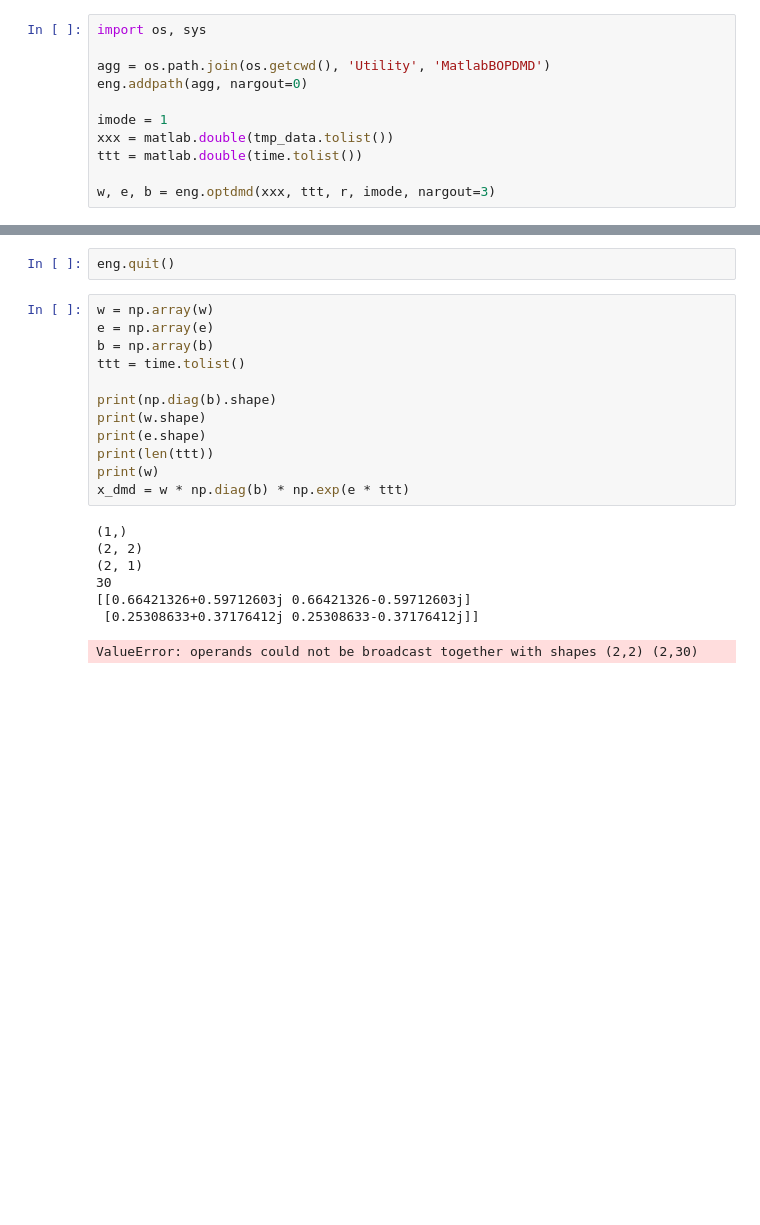
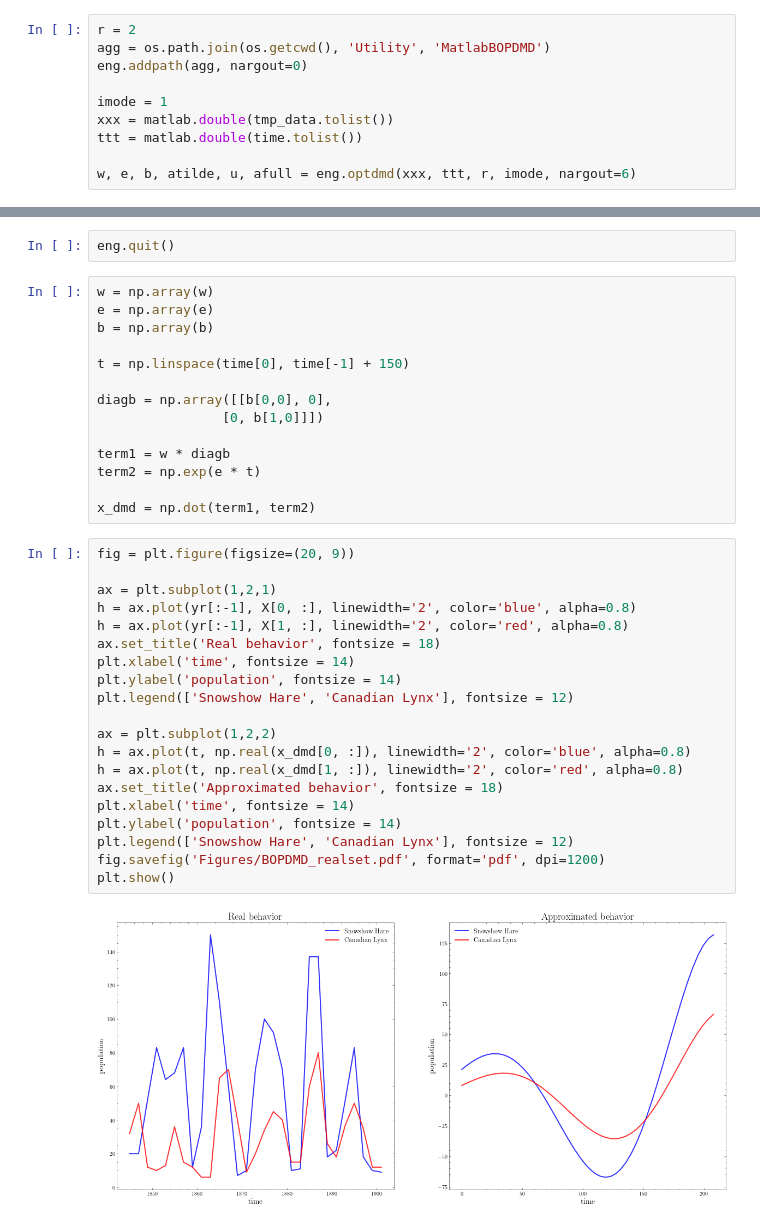
Before and after one commit to tdinelli/Modelling-From-Measurements, a Jupyter notebook: Notebooks/Part-1.ipynb, the cells around one changed output, grey strips where cells are left out. Drawn from its saved outputs; the diff is of its cells as text; blank space fills up the shorter version.

```diff
--- a/Notebooks/Part-1.ipynb
+++ b/Notebooks/Part-1.ipynb
@@ -129,8 +146,7 @@ plt.show()
 # %%
 eng = matlab.engine.start_matlab()
 # %%
-import os, sys
-
+r = 2
 agg = os.path.join(os.getcwd(), 'Utility', 'MatlabBOPDMD')
 eng.addpath(agg, nargout=0)
 
@@ -138,7 +154,7 @@ imode = 1
 xxx = matlab.double(tmp_data.tolist())
 ttt = matlab.double(time.tolist())
 
-w, e, b = eng.optdmd(xxx, ttt, r, imode, nargout=3)
+w, e, b, atilde, u, afull = eng.optdmd(xxx, ttt, r, imode, nargout=6)
 # %% [output]
 step 1 err 8.979701e+04 lambda 3.333333e-01
 step 2 err 8.762333e+04 lambda 1.111111e-01
@@ -163,19 +179,35 @@ eng.quit()
 w = np.array(w)
 e = np.array(e)
 b = np.array(b)
-ttt = time.tolist()
 
-print(np.diag(b).shape)
-print(w.shape)
-print(e.shape)
-print(len(ttt))
-print(w)
-x_dmd = w * np.diag(b) * np.exp(e * ttt)
+t = np.linspace(time[0], time[-1] + 150)
+
+diagb = np.array([[b[0,0], 0],
+                [0, b[1,0]]])
+
+term1 = w * diagb
+term2 = np.exp(e * t)
+
+x_dmd = np.dot(term1, term2)
-# %% [output]
-(1,)
-(2, 2)
-(2, 1)
-30
-[[0.66421326+0.59712603j 0.66421326-0.59712603j]
- [0.25308633+0.37176412j 0.25308633-0.37176412j]]
-ValueError: operands could not be broadcast together with shapes (2,2) (2,30)
+# %%
+fig = plt.figure(figsize=(20, 9))
+
+ax = plt.subplot(1,2,1)
+h = ax.plot(yr[:-1], X[0, :], linewidth='2', color='blue', alpha=0.8)
+h = ax.plot(yr[:-1], X[1, :], linewidth='2', color='red', alpha=0.8)
+ax.set_title('Real behavior', fontsize = 18)
+plt.xlabel('time', fontsize = 14)
+plt.ylabel('population', fontsize = 14)
+plt.legend(['Snowshow Hare', 'Canadian Lynx'], fontsize = 12)
+
+ax = plt.subplot(1,2,2)
+h = ax.plot(t, np.real(x_dmd[0, :]), linewidth='2', color='blue', alpha=0.8)
+h = ax.plot(t, np.real(x_dmd[1, :]), linewidth='2', color='red', alpha=0.8)
+ax.set_title('Approximated behavior', fontsize = 18)
+plt.xlabel('time', fontsize = 14)
+plt.ylabel('population', fontsize = 14)
+plt.legend(['Snowshow Hare', 'Canadian Lynx'], fontsize = 12)
+fig.savefig('Figures/BOPDMD_realset.pdf', format='pdf', dpi=1200)
+plt.show()
+# %% [output]
+[figure, added]
```
Also changed, not shown: parts of 23 cells of this notebook.
